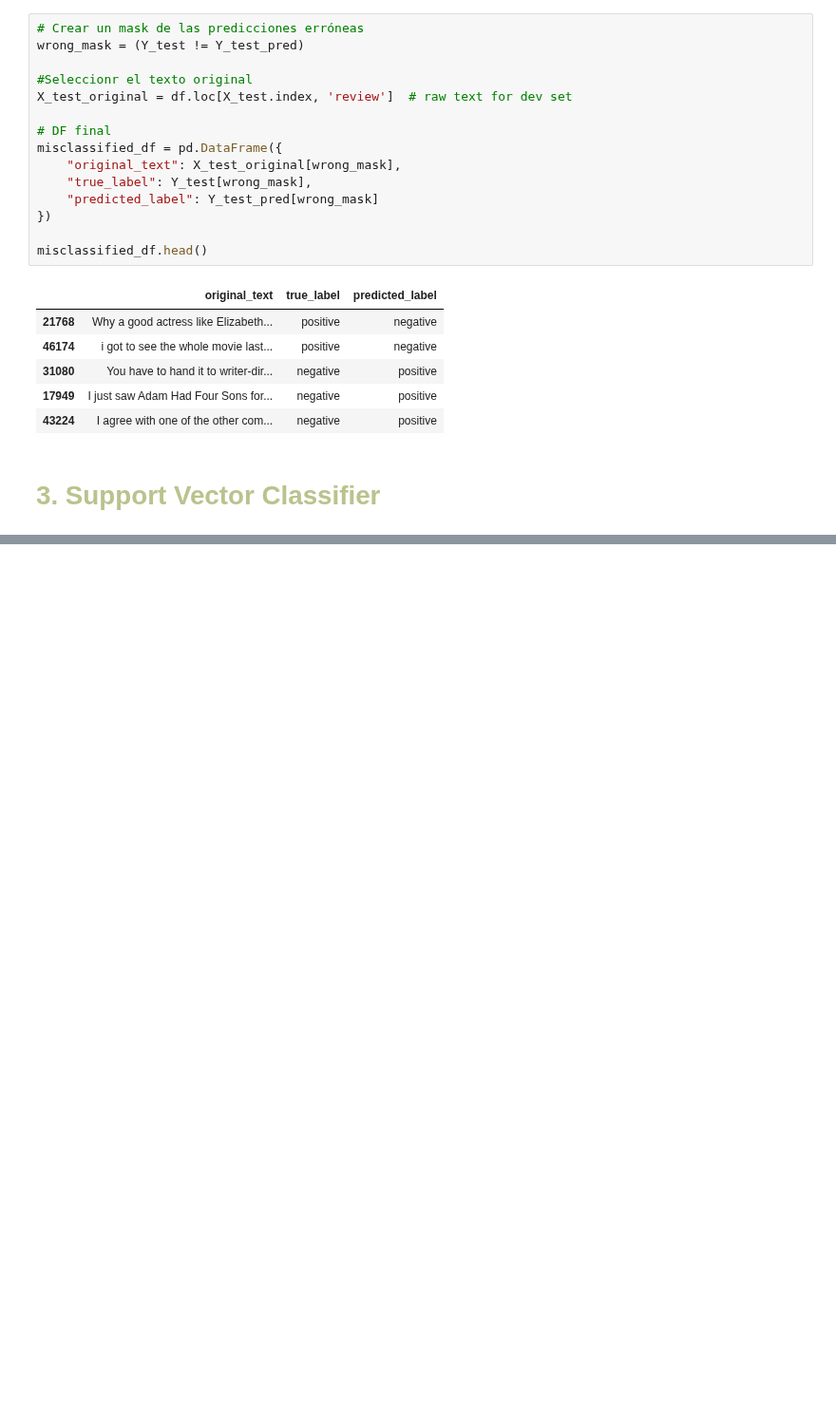
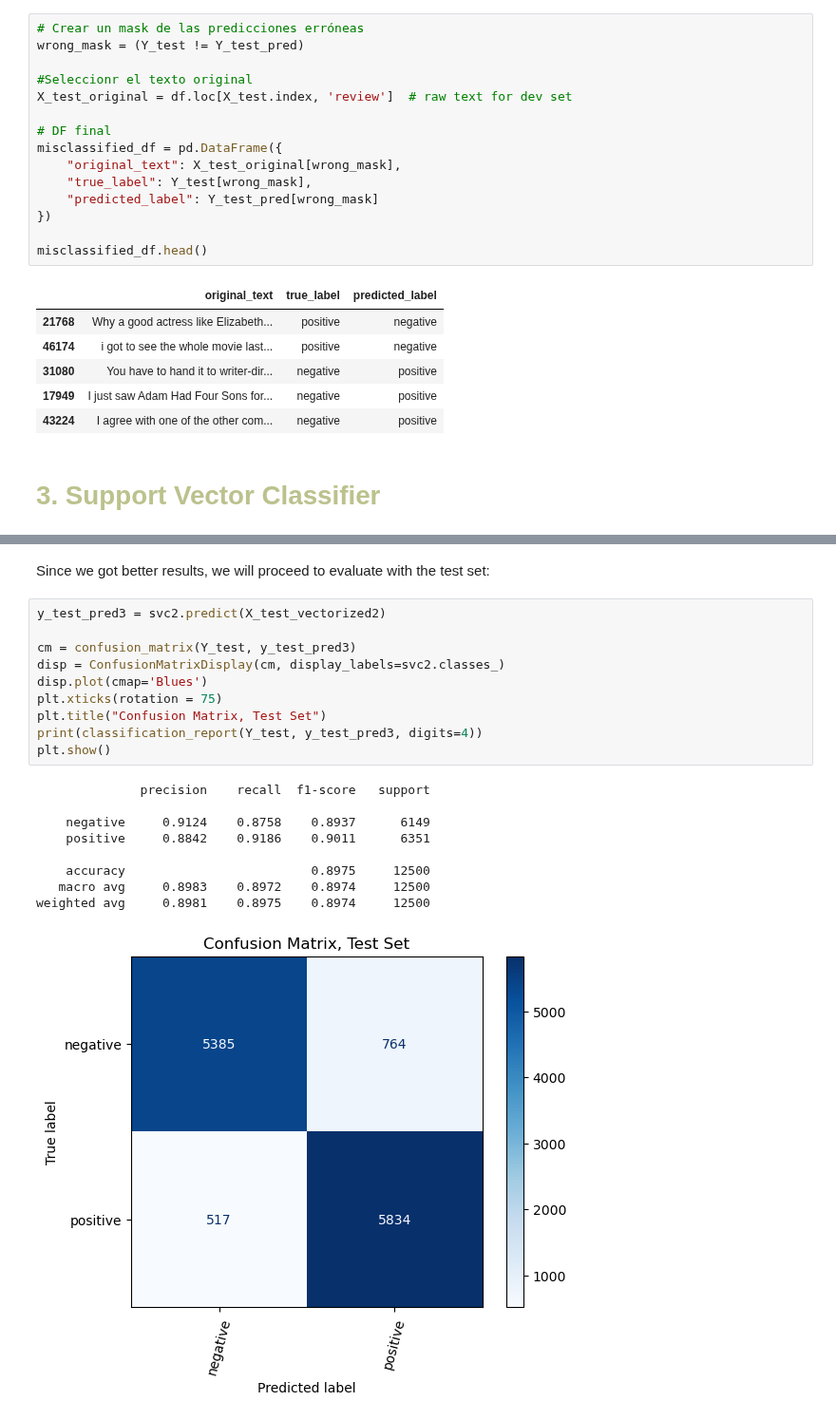
Before and after one commit to aiko-isnt-ded/text-mining-projects, a Jupyter notebook: sentiment_analysis_movies.ipynb, the cells around one changed output, grey strips where cells are left out. Shown at 95% size. Saved outputs shown, nothing was run; the diff lists cells and outputs as text; blank space fills up the shorter version.

```diff
--- a/sentiment_analysis_movies.ipynb
+++ b/sentiment_analysis_movies.ipynb
@@ -312,0 +365,22 @@ RBF Kernel
+# %% [markdown]
+Since we got better results, we will proceed to evaluate with the test set:
+# %%
+y_test_pred3 = svc2.predict(X_test_vectorized2)
+
+cm = confusion_matrix(Y_test, y_test_pred3)
+disp = ConfusionMatrixDisplay(cm, display_labels=svc2.classes_)
+disp.plot(cmap='Blues')
+plt.xticks(rotation = 75)
+plt.title("Confusion Matrix, Test Set")
+print(classification_report(Y_test, y_test_pred3, digits=4))
+plt.show()
+# %% [output]
+              precision    recall  f1-score   support
+
+    negative     0.9124    0.8758    0.8937      6149
+    positive     0.8842    0.9186    0.9011      6351
+
+    accuracy                         0.8975     12500
+   macro avg     0.8983    0.8972    0.8974     12500
+weighted avg     0.8981    0.8975    0.8974     12500
+[figure, added]
```
Also changed, not shown: parts of 11 cells of this notebook.
